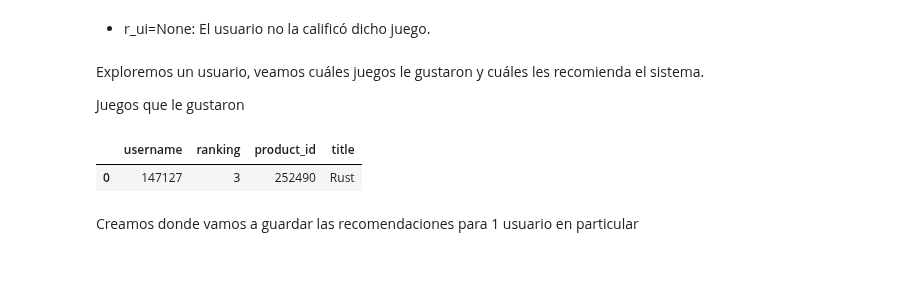
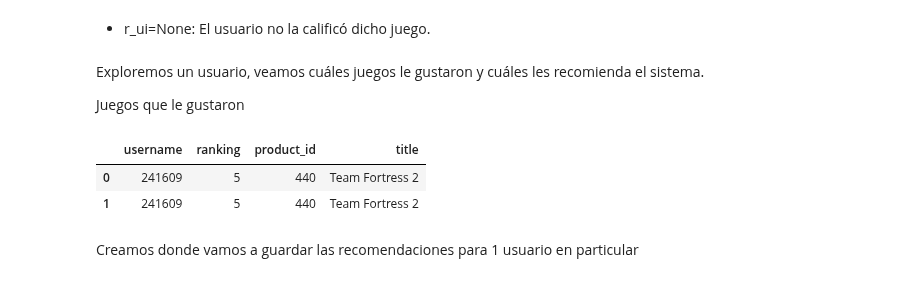
Before and after one commit to alseveso/AcamicaDS, a Jupyter notebook: Proyecto 3/A. Proyecto 03_Alejandra Seveso.ipynb, the cells around one changed output. Saved outputs shown, nothing was run; the diff lists cells and outputs as text; code cells hidden in the pictures.

```diff
--- a/Proyecto 3/A. Proyecto 03_Alejandra Seveso.ipynb
+++ b/Proyecto 3/A. Proyecto 03_Alejandra Seveso.ipynb
@@ -796,15 +826,16 @@ Exploremos un usuario, veamos cuáles juegos le gustaron y cuáles les recomiend
 
 Juegos que le gustaron
 # %%
-usuario = 147127
-rating = 3   # le pedimos los juegos a las haya rankeado con 3 o más
+usuario = 241609
+rating = 4   # le pedimos los juegos a las haya rankeado con 4 o más
 df_user = df_svd[(df_svd['username'] == usuario) & (df_svd['ranking'] >= rating)]
 df_user = df_user.reset_index(drop=True)
 df_user['title'] = df_title['title'].loc[df_user.product_id].values
 df_user
 # %% [output]
 |  | username | ranking | product_id | title |
-| 0 | 147127 | 3 | 252490 | Rust |
+| 0 | 241609 | 5 | 440 | Team Fortress 2 |
+| 1 | 241609 | 5 | 440 | Team Fortress 2 |
 # %% [markdown]
 Creamos donde vamos a guardar las recomendaciones para 1 usuario en particular
 # %%
```
Also changed, not shown: parts of 60 cells of this notebook, 1 other file.
